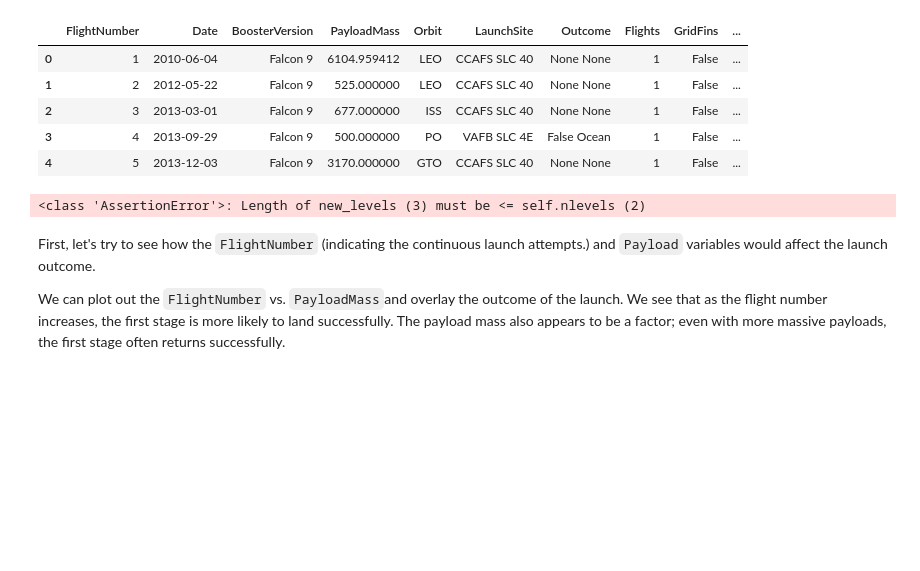
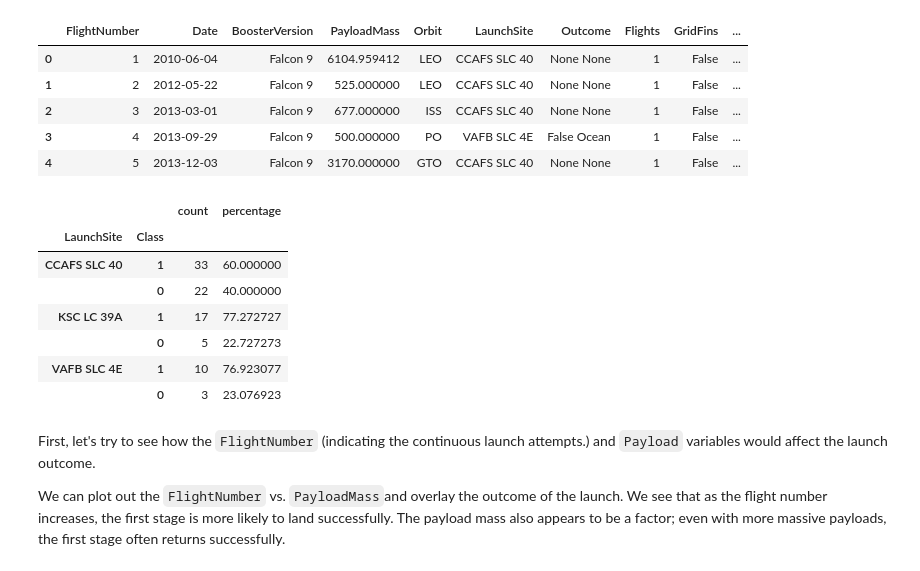
Before and after one commit to Keminarys/SpaceXCapstoneProject, a Jupyter notebook: 05_SPACEX_EDA_SEABORN.ipynb, the cells around one changed output. Saved outputs shown, nothing was run; the diff lists cells and outputs as text; code cells hidden in the pictures; blank space fills up the shorter version.

```diff
--- a/05_SPACEX_EDA_SEABORN.ipynb
+++ b/05_SPACEX_EDA_SEABORN.ipynb
@@ -79,10 +79,17 @@ df.head(5)
 | 4 | 5 | 2013-12-03 | Falcon 9 | 3170.000000 | GTO | CCAFS SLC 40 | None None | 1 | False | ... |
 # %%
 successrate = pd.DataFrame(df.groupby("LaunchSite")['Class'].value_counts())
-successrate['percentage'] = successrate.groupby('LaunchSite')['count'].apply(lambda x: x / x.sum() * 100)
+successrate['percentage'] = successrate.groupby('LaunchSite')['count'].apply(lambda x: x / x.sum() * 100).values
 successrate
 # %% [output]
-<class 'AssertionError'>: Length of new_levels (3) must be <= self.nlevels (2)
+|  |  | count | percentage |
+| LaunchSite | Class |  |  |
+| CCAFS SLC 40 | 1 | 33 | 60.000000 |
+|  | 0 | 22 | 40.000000 |
+| KSC LC 39A | 1 | 17 | 77.272727 |
+|  | 0 | 5 | 22.727273 |
+| VAFB SLC 4E | 1 | 10 | 76.923077 |
+|  | 0 | 3 | 23.076923 |
 # %% [markdown]
 First, let's try to see how the `FlightNumber` (indicating the continuous launch attempts.) and `Payload` variables would affect the launch outcome.
 
```
Also changed, not shown: parts of 5 cells of this notebook.
